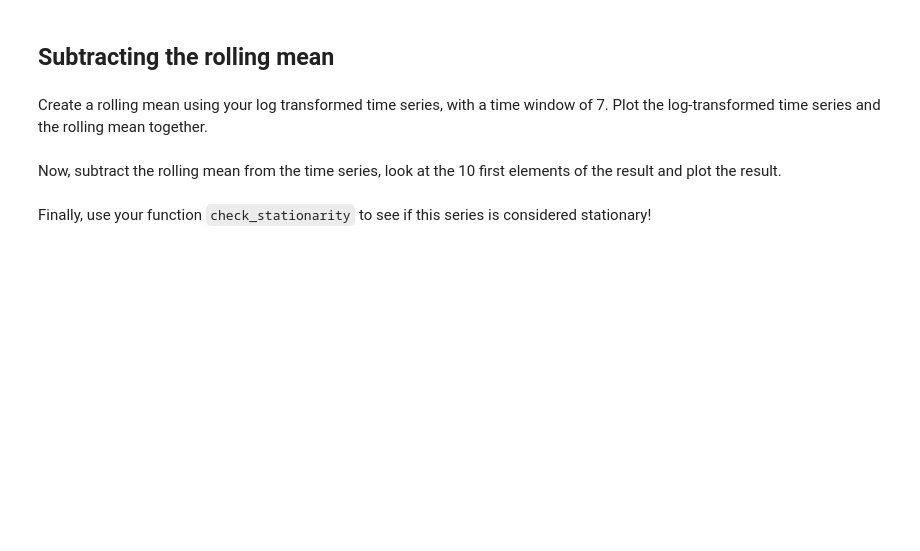
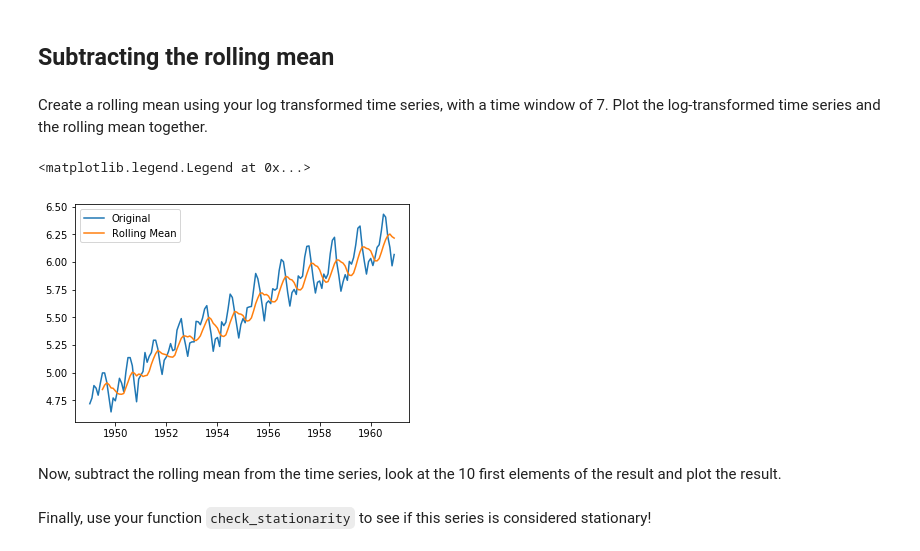
Before and after one commit to dlm6693/dsc-3-25-08-removing-trends-lab-nyc-ds-career-031119, a Jupyter notebook: index.ipynb, the cells around one changed output. Drawn from its saved outputs; the diff is of its cells as text; code cells hidden in the pictures; blank space fills up the shorter version.

```diff
--- a/index.ipynb
+++ b/index.ipynb
@@ -113,8 +113,12 @@ Create a rolling mean using your log transformed time series, with a time window
 # %%
 # your code here
 rolmean = df_log.rolling(window=7, center=False).mean()
 plt.plot(df_log, label='Original')
-plt.plot(rolmean, label='Rolling ')
+plt.plot(rolmean, label='Rolling Mean')
+plt.legend()
+# %% [output]
+<matplotlib.legend.Legend at 0x...>
+[figure, added]
 # %% [markdown]
 Now, subtract the rolling mean from the time series, look at the 10 first elements of the result and plot the result.
 # %%
```
